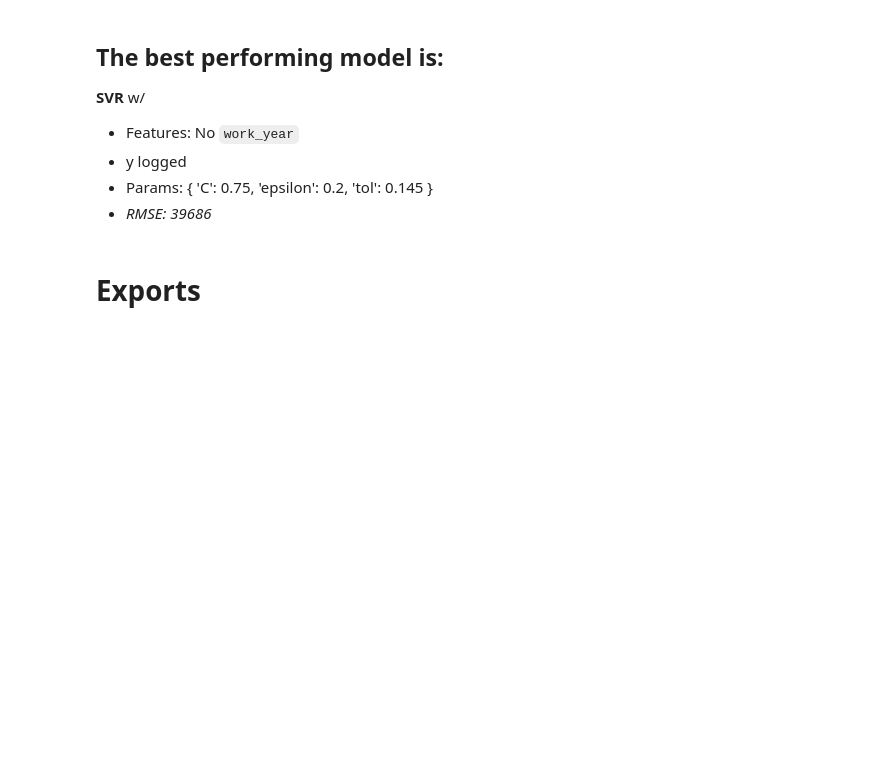
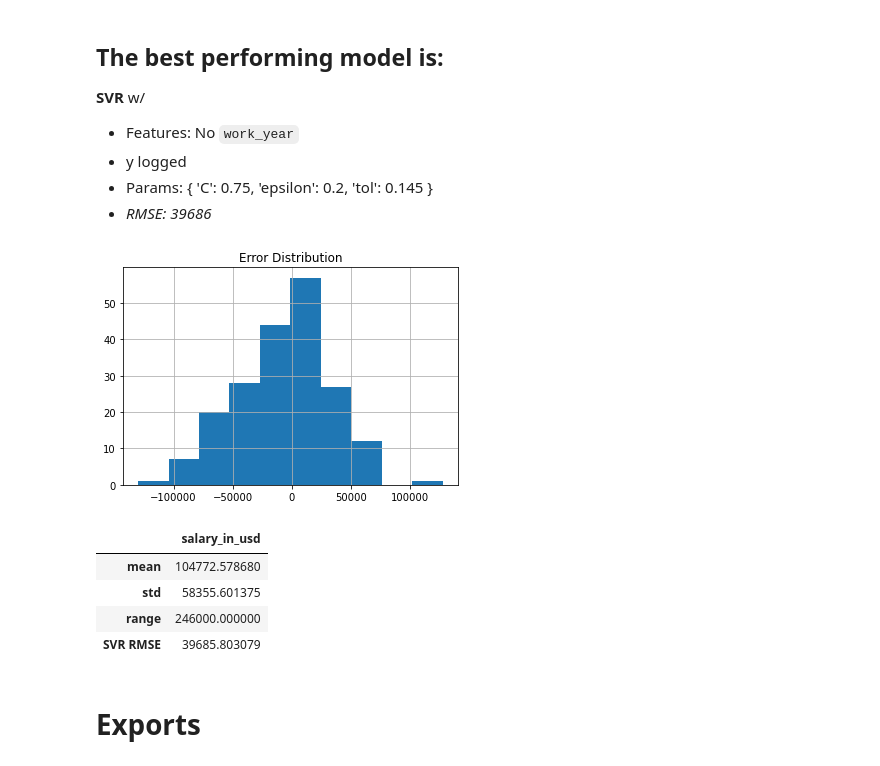
Before and after one commit to TMK04/mldp-project, a Jupyter notebook: workflow/modelling.ipynb, the cells around one changed output. Drawn from its saved outputs; the diff is of its cells as text; code cells hidden in the pictures; blank space fills up the shorter version.

Commit message:
feat: add Error Analysis & Conclusion

```diff
--- a/workflow/modelling.ipynb
+++ b/workflow/modelling.ipynb
@@ -270,6 +269,24 @@ LR has no parameters that can be optimized
  'tol': 0.145
 }
 - *RMSE: 39686*
+# %%
+svr_pred = e(svr_tuned.predict(svrX(Xs[1])))
+
+(svr_pred-ys[1]).hist()
+plt.title("Error Distribution")
+plt.show()
+
+agg = ys[1].agg([np.mean, np.std])
+agg["range"] = ys[1].max() - ys[1].min()
+agg["SVR RMSE"] = RMSE(ys[1], svr_pred)
+displayAsDF(agg)
+# %% [output]
+[figure, added]
+|  | salary_in_usd |
+| mean | 104772.578680 |
+| std | 58355.601375 |
+| range | 246000.000000 |
+| SVR RMSE | 39685.803079 |
 # %% [markdown]
 # Exports
 # %%
```
Also changed, not shown: parts of 2 cells of this notebook, 1 other file.
